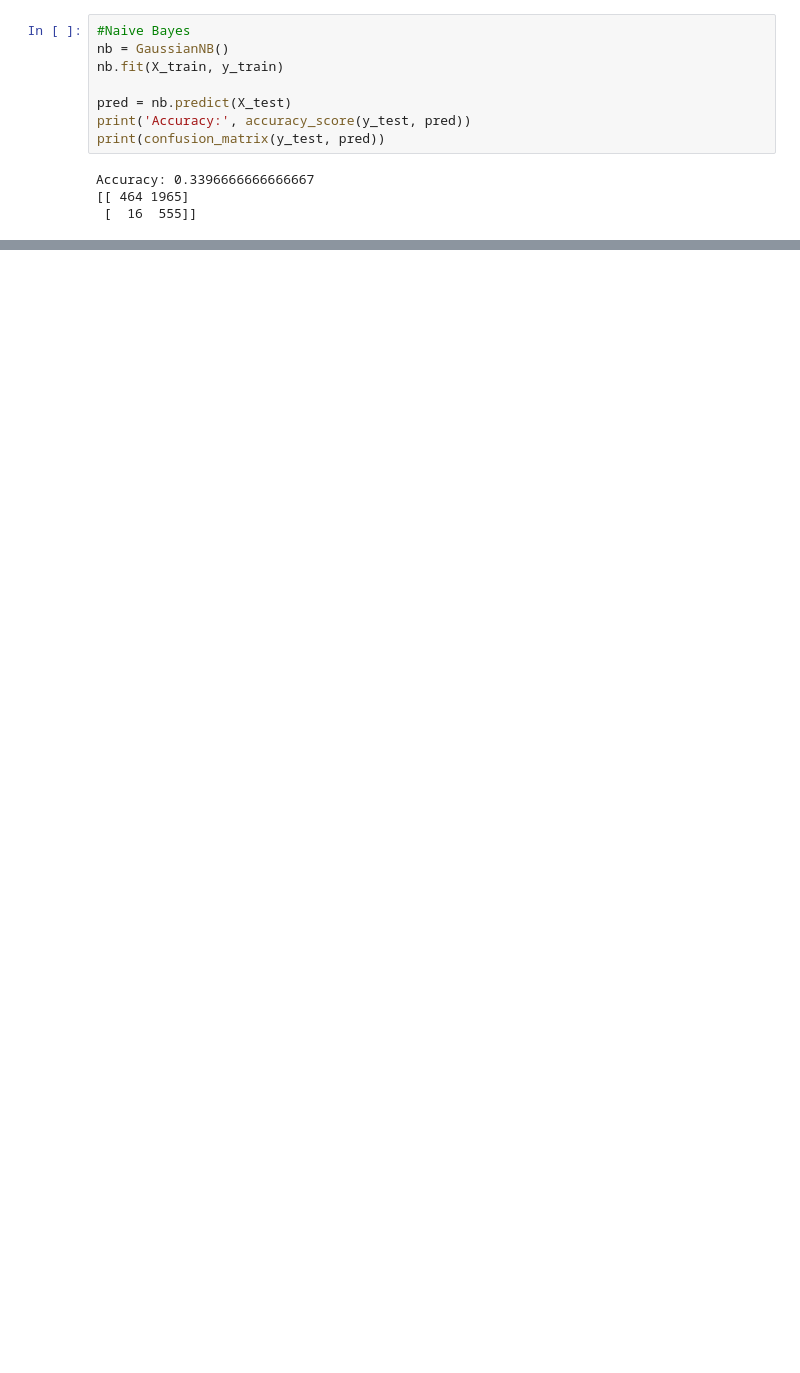
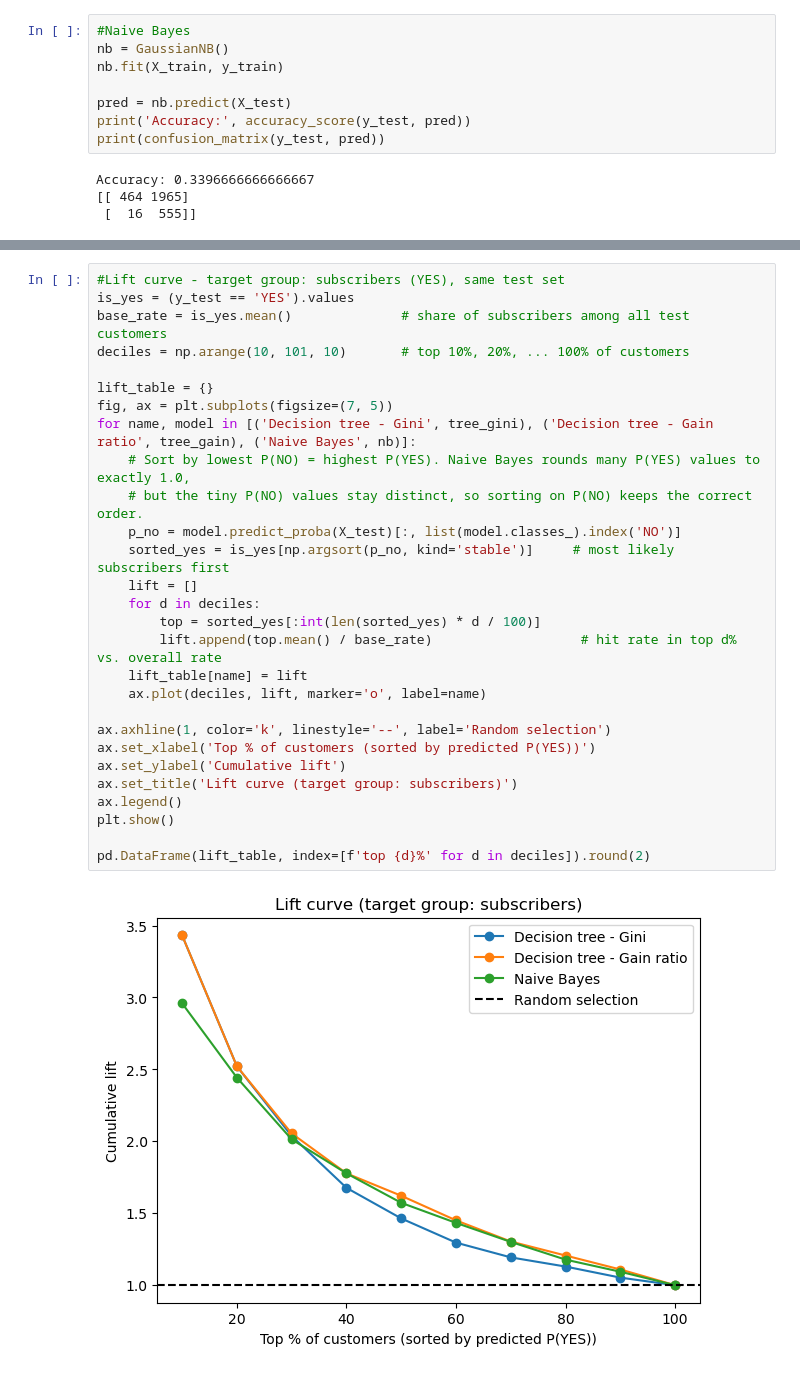
Before and after one commit to asoosandras/Zenara_BI, a Jupyter notebook: solution.ipynb, the cells around one changed output, grey strips where cells are left out. Saved outputs shown, nothing was run; the diff lists cells and outputs as text; blank space fills up the shorter version.

```diff
--- a/solution.ipynb
+++ b/solution.ipynb
@@ -169,0 +213,30 @@ plt.show()
+# %%
+#Lift curve - target group: subscribers (YES), same test set
+is_yes = (y_test == 'YES').values
+base_rate = is_yes.mean()              # share of subscribers among all test customers
+deciles = np.arange(10, 101, 10)       # top 10%, 20%, ... 100% of customers
+
+lift_table = {}
+fig, ax = plt.subplots(figsize=(7, 5))
+for name, model in [('Decision tree - Gini', tree_gini), ('Decision tree - Gain ratio', tree_gain), ('Naive Bayes', nb)]:
+    # Sort by lowest P(NO) = highest P(YES). Naive Bayes rounds many P(YES) values to exactly 1.0,
+    # but the tiny P(NO) values stay distinct, so sorting on P(NO) keeps the correct order.
+    p_no = model.predict_proba(X_test)[:, list(model.classes_).index('NO')]
+    sorted_yes = is_yes[np.argsort(p_no, kind='stable')]     # most likely subscribers first
+    lift = []
+    for d in deciles:
+        top = sorted_yes[:int(len(sorted_yes) * d / 100)]
+        lift.append(top.mean() / base_rate)                   # hit rate in top d% vs. overall rate
+    lift_table[name] = lift
+    ax.plot(deciles, lift, marker='o', label=name)
+
+ax.axhline(1, color='k', linestyle='--', label='Random selection')
+ax.set_xlabel('Top % of customers (sorted by predicted P(YES))')
+ax.set_ylabel('Cumulative lift')
+ax.set_title('Lift curve (target group: subscribers)')
+ax.legend()
+plt.show()
+
+pd.DataFrame(lift_table, index=[f'top {d}%' for d in deciles]).round(2)
+# %% [output]
+[figure, added]
```
Also changed, not shown: parts of 8 cells of this notebook.
